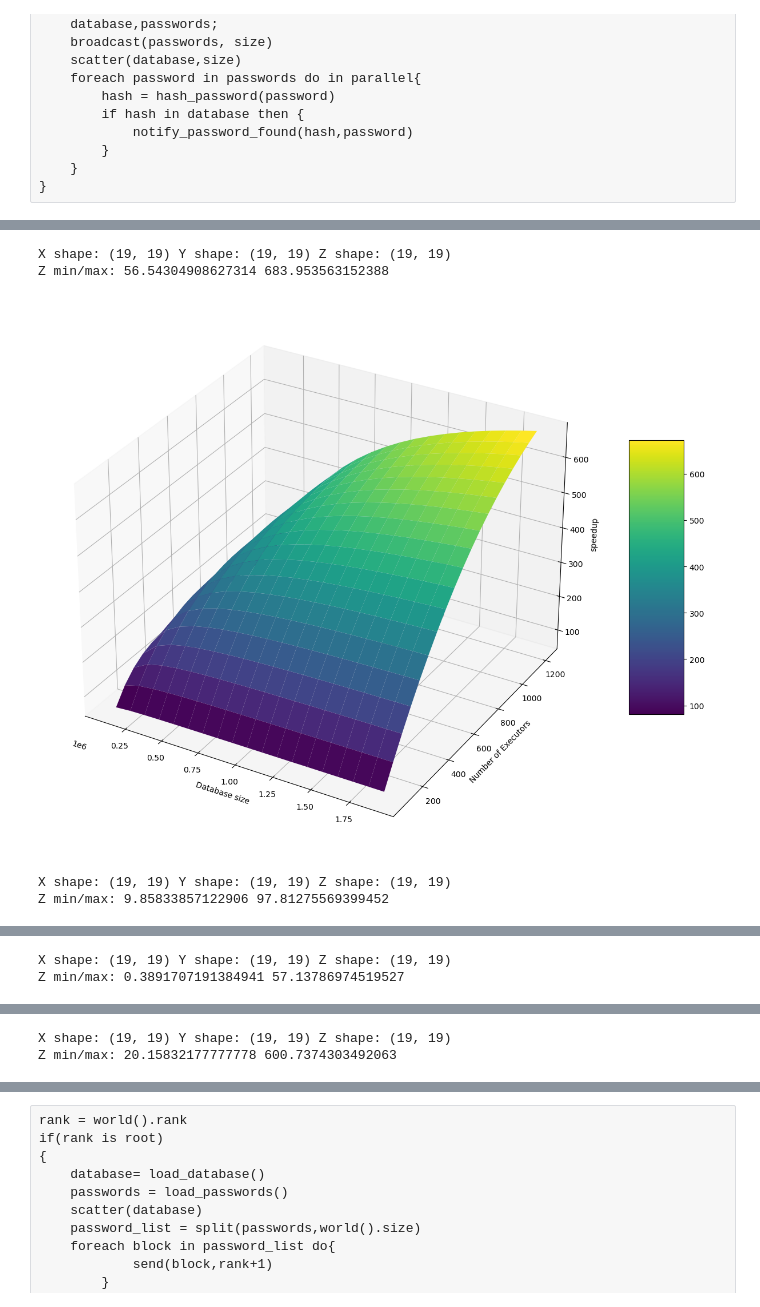
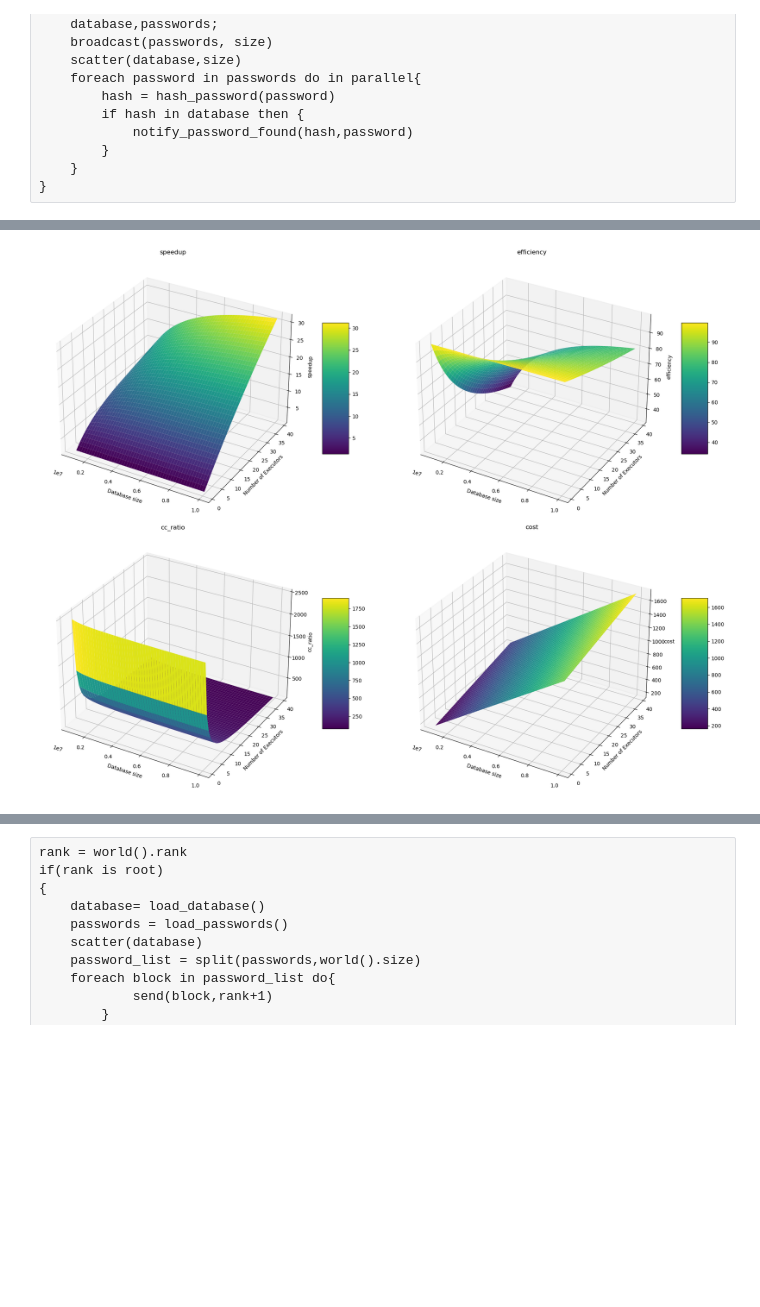
Before and after one commit to PrimeMinisterOfGreed/DistributedCrack, a Jupyter notebook: doc/proposal/simulations.ipynb, the cells around one changed output, grey strips where cells are left out. Cells and saved outputs as stored; diff of their text form; code cells hidden in the pictures; blank space fills up the shorter version.

Commit message:
add simulations for DHT method

```diff
--- a/doc/proposal/simulations.ipynb
+++ b/doc/proposal/simulations.ipynb
@@ -88,7 +88,7 @@ class Simulation:
     def H(self,x):
         return self.p.mean_hash_time * x
     def C(self,x,y):
-        return ((x*y)*self.p.hash_size)/self.p.cpu_speed
+        return ((x*y)*self.p.hash_size)/(self.p.cpu_speed)
 
     pass
 
@@ -99,11 +99,11 @@ sha256_sim_param = SimulationParameters(
     database_size=1,
     passwords_size=10000,
     mean_password_chars=16,
-    mean_hash_time=2.7*10**-6, # seconds
+    mean_hash_time=0.81*10**-3, # seconds
     network_velocity=2.5*10**9,  # GB/s
     disk_velocity=700*10**6,       # MB/s
-    cpu_speed=1.8*10**9,            # GHz
-    hash_size=32                   # bytes
+    cpu_speed=2.3*10**9,            # GHz
+    hash_size=32  ,                 # bytes
 )
 # %% [raw]
 database = load_database()
@@ -158,14 +158,14 @@ from matplotlib.pyplot import xlabel, ylabel
 
 class LinearSimulation(SequentialSimulation):
     def t_comm(self) -> float:
-        return self.L(self.p.passwords_size*self.p.mean_password_chars) + self.L(self.p.database_size*self.p.hash_size) + self.S(self.p.passwords_size*self.p.mean_password_chars) * self.p.executors + self.S(self.p.database_size*self.p.hash_size/self.p.executors)+ 2 * self.p.round_trip_time * self.p.executors
+        return self.L(self.p.passwords_size*self.p.mean_password_chars) + self.L(self.p.database_size*self.p.hash_size) + self.S(self.p.passwords_size*self.p.mean_password_chars)*self.p.executors  + self.S(self.p.database_size*self.p.hash_size)+ 2 * self.p.round_trip_time * self.p.executors
     def t_comp(self) -> float:
         return self.H(self.p.passwords_size) + self.C(self.p.database_size/self.p.executors, self.p.passwords_size)
     pass
 
 
 
-scale = LinearSimulation(sha256_sim_param).execute([64*i for i in range(1,20)], [(10**5)*i for i in range(1,20)])
+scale = LinearSimulation(sha256_sim_param).execute([i for i in range(1,40)], np.arange(10**6,10**7,10**4))
 
 def plot_speedup(scale,index):
 # set labels in plot
@@ -216,36 +216,53 @@ plot_efficiency(scale,10)  # Plot for the first instance of scale
 # %%
 import math
 from numpy import meshgrid
 
 
-def plot_measure(result: list[list[SimulationResult]], measure: str):
+def plot_measure(result: np.ndarray, measure: str):
 
-    Y_vals = [x[0].database_size for x in result]
-    X_vals = [x.executors for x in result[0]]  # <-- non dividere per 10
-    X, Y = np.meshgrid(X_vals, Y_vals, indexing='ji')
+    X_vals = [x[0].database_size for x in result]
+    Y_vals = [x.executors for x in result[0]]  # <-- non dividere per 10
+    X, Y = np.meshgrid(X_vals, Y_vals, indexing='ij')
     Z = np.zeros((len(X_vals), len(Y_vals)))
     for i in range(len(X_vals)):
         for j in range(len(Y_vals)):
             Z[i, j] = result[i][j].__getattribute__(measure)
     print("X shape:", X.shape, "Y shape:", Y.shape, "Z shape:", Z.shape)
     print("Z min/max:", np.nanmin(Z), np.nanmax(Z))
     fig = plt.figure()
     ax = fig.add_axes((0, 0, 2, 2), projection='3d')
     surf = ax.plot_surface(X, Y, Z, cmap='viridis')
     ax.set_xlabel('Database size')
     ax.set_ylabel('Number of Executors')
     ax.set_zlabel(measure)
     fig.colorbar(surf, ax=ax, shrink=0.5, aspect=5)
     plt.show()
 
 
-plot_measure(scale, 'speedup')
-plot_measure(scale, 'efficiency')
-plot_measure(scale, 'cc_ratio')
-plot_measure(scale, 'cost')
+def plot_all_measures(result: np.ndarray):
+    X_vals = [x[0].database_size for x in result]
+    Y_vals = [x.executors for x in result[0]]  # <-- non dividere per 10
+    X, Y = np.meshgrid(X_vals, Y_vals, indexing='ij')
+    Zs = {}
+    for measure in ['speedup', 'efficiency', 'cc_ratio', 'cost']:
+        Z = np.zeros((len(X_vals), len(Y_vals)))
+        for i in range(len(X_vals)):
+            for j in range(len(Y_vals)):
+                Z[i, j] = result[i][j].__getattribute__(measure)
+        Zs[measure] = Z
+    fig = plt.figure(figsize=(20, 15))
+    for idx, (measure, Z) in enumerate(Zs.items(), start=1):
+        ax = fig.add_subplot(2, 2, idx, projection='3d')
+        surf = ax.plot_surface(X, Y, Z, cmap='viridis')
+        ax.set_xlabel('Database size')
+        ax.set_ylabel('Number of Executors')
+        ax.set_zlabel(measure)
+        ax.set_title(f'{measure}')
+        fig.colorbar(surf, ax=ax, shrink=0.5, aspect=5)
+    plt.tight_layout()
+    plt.show()
+
+
+plot_all_measures(scale)
 # %% [output]
-X shape: (19, 19) Y shape: (19, 19) Z shape: (19, 19)
-Z min/max: 56.54304908627314 683.953563152388
-[figure, old version]
+[figure, new version]
-X shape: (19, 19) Y shape: (19, 19) Z shape: (19, 19)
-Z min/max: 9.85833857122906 97.81275569399452
@@ -253,2 +268,0 @@ Z min/max: 9.85833857122906 97.81275569399452
-X shape: (19, 19) Y shape: (19, 19) Z shape: (19, 19)
-Z min/max: 0.3891707191384941 57.13786974519527
@@ -256,2 +268,0 @@ Z min/max: 0.3891707191384941 57.13786974519527
-X shape: (19, 19) Y shape: (19, 19) Z shape: (19, 19)
-Z min/max: 20.15832177777778 600.7374303492063
```
Also changed, not shown: parts of 15 cells of this notebook, 10 other files.
